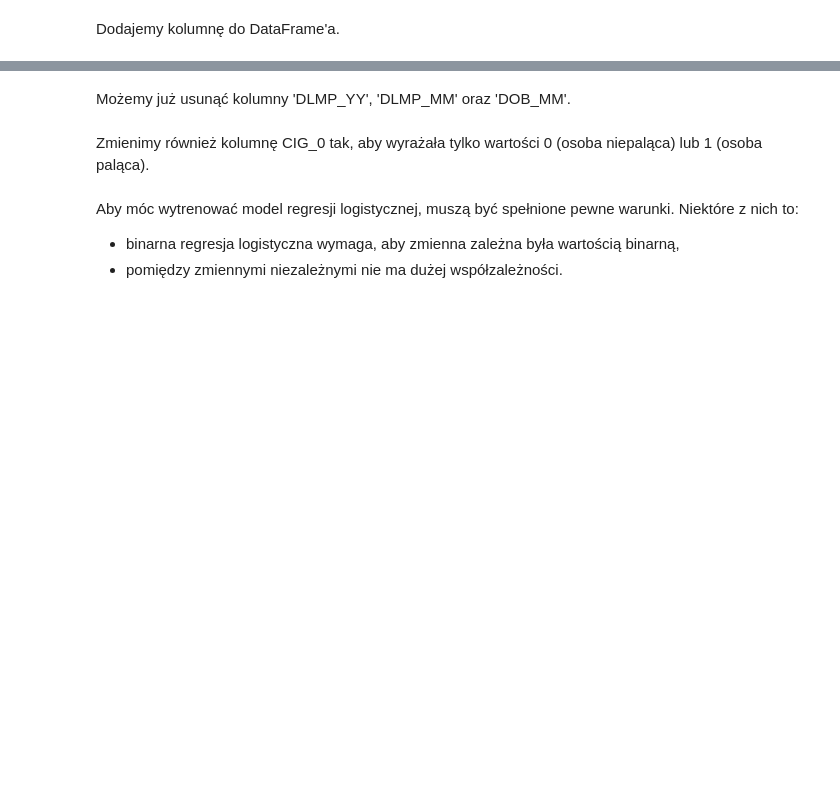
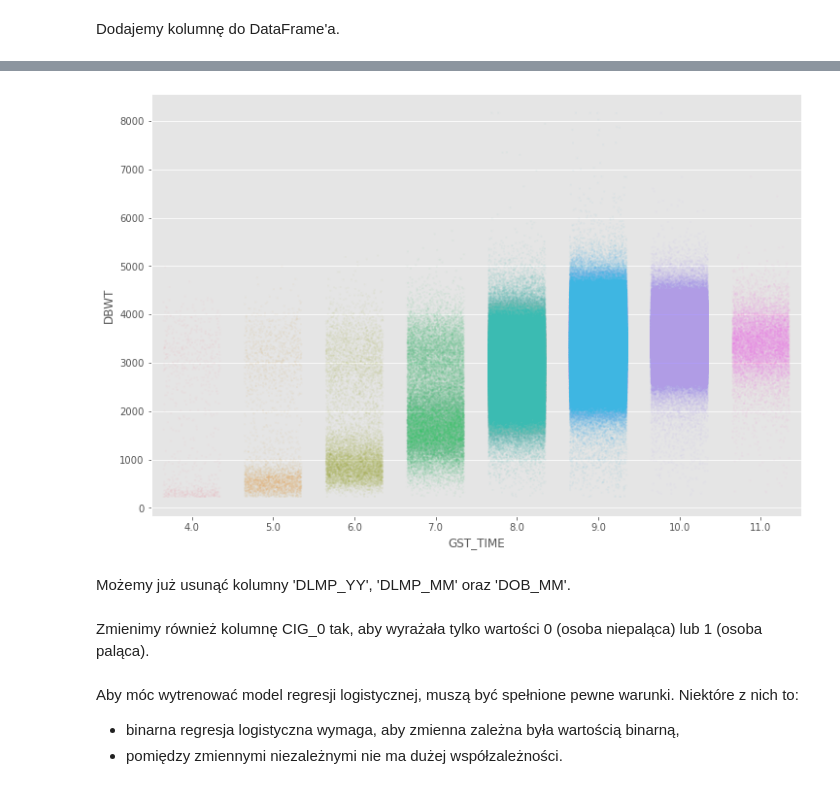
Before and after one commit to kurkowskiad/US-Births-Data-Analysis, a Jupyter notebook: Projekt_Uczenie_Maszynowe.ipynb, the cells around one changed output, grey strips where cells are left out. Drawn from its saved outputs; the diff is of its cells as text; code cells hidden in the pictures; blank space fills up the shorter version.

```diff
--- a/Projekt_Uczenie_Maszynowe.ipynb
+++ b/Projekt_Uczenie_Maszynowe.ipynb
@@ -614,3 +625,10 @@ df_m['GST_TIME'] = df_m.apply(lambda row: gestation(row), axis=1)
+# %%
+df_m = df_m[(df_m.GST_TIME > 3) & (df_m.GST_TIME < 12)]
+# %%
+plt.figure(figsize = (12,8))
+seaborn.stripplot(x=df_m['GST_TIME'], y=df_m['DBWT'], size=2, alpha=.05, jitter=.35);
+# %% [output]
+[figure, added]
 # %% [markdown]
 Możemy już usunąć kolumny 'DLMP_YY', 'DLMP_MM' oraz 'DOB_MM'.
 # %%
```
Also changed, not shown: parts of 12 cells of this notebook.
